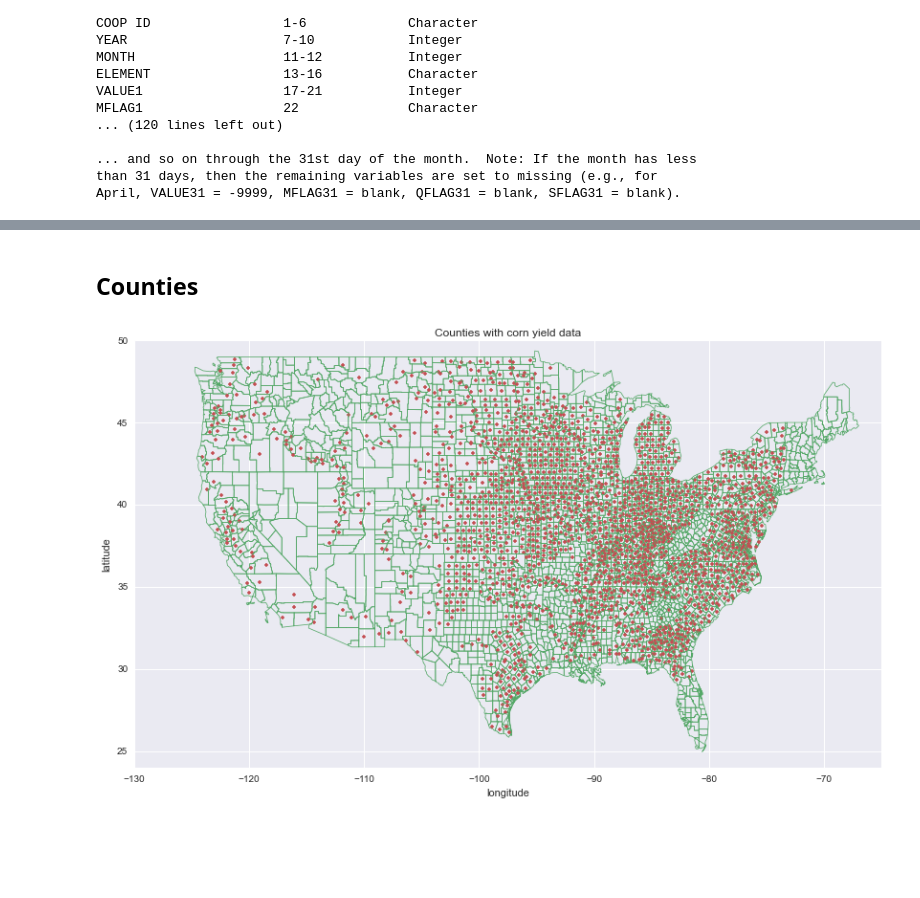
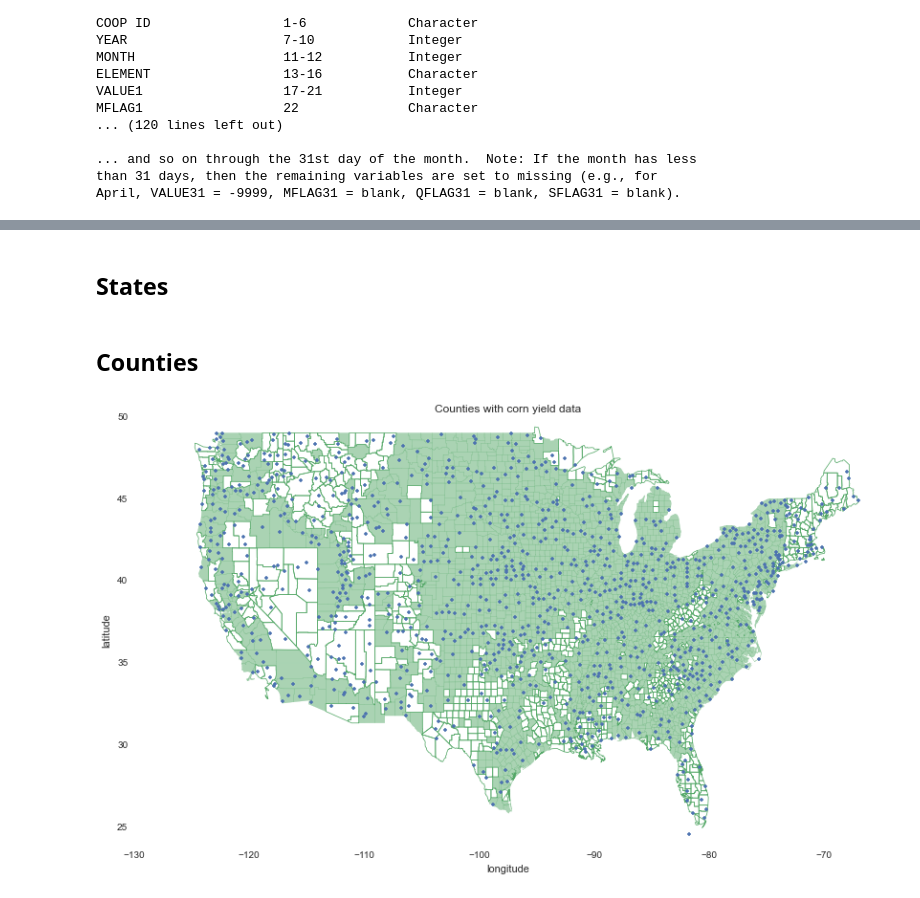
Before and after one commit to jbencook/crop-yield, a Jupyter notebook: fetch_data.ipynb, the cells around one changed output, grey strips where cells are left out. Drawn from its saved outputs; the diff is of its cells as text; code cells hidden in the pictures; blank space fills up the shorter version.

```diff
--- a/fetch_data.ipynb
+++ b/fetch_data.ipynb
@@ -175,14 +180,25 @@ def leapyear(date):
 # days for a station-year pair
 # February 29 is skipped
 
-stations = {}
+stations = []
+weather_rows = {}
 i = 0
 for line in open("data/ushcn/ushcn_stations.txt"):
     year_dict = {}
     for year in xrange(2000, 2015):
         year_dict[year] = i
         i += 1
-    stations[line.split()[0]] = year_dict
+    station_id, lat, lon, elev, state = line.split()[:5]
+    stations.append({
+        "station": station_id,
+        "latitude": float(lat),
+        "longitude": float(lon),
+        "elevation": float(elev),
+        "state_abbreviation": state
+    })
+    weather_rows[line.split()[0]] = year_dict
+
+stations = pd.DataFrame(stations)
 
 prcp = np.zeros((i, 365))
 
@@ -199,7 +215,7 @@ for line in open("data/ushcn/ushcn_daily.txt"):
         for td, val in fetch_ushcn_values(line):
             d = month_begin + td
             if not leapyear(d):
-                i = stations[coop_id][year]
+                i = weather_rows[coop_id][year]
                 j = (d - year_begin).days
                 if year % 4 == 0 and d > dt.datetime(year, 2, 29):
                     j -= 1
@@ -206,0 +232,2 @@ for line in open("data/ushcn/ushcn_daily.txt"):
+# %% [markdown]
+## States
@@ -207,3 +237,6 @@ for line in open("data/ushcn/ushcn_daily.txt"):
+# %%
+states = pd.read_csv("data/states/states.txt", delimiter="|")
+state_abbreviations = dict(zip(states.STATE_NAME.map(lambda x: x.lower()), states.STUSAB))
 # %% [markdown]
 ## Counties
 # %%
@@ -214,36 +247,39 @@ shp = shapefile.Reader("data/counties/UScounties/UScounties")
 # %%
 plt.figure(figsize=(14, 8))
 
 fips_set = set(df.fips.values)
 county_centroids = []
 
 for record, shape in zip(shp.iterRecords(), shp.shapes()):
     county, state, state_fips, county_fips, fips = record
 
     if state.lower() not in ["alaska", "hawaii"]:
         X = np.array(shape.points)
-        # Plot shape
-        plt.plot(X[:,0], X[:,1], c=sns.color_palette()[1], lw=.75)
-
         # Plot centroid
         if fips in fips_set:
             lon, lat = X.mean(axis=0)
-            plt.plot(lon, lat, '.', c=sns.color_palette()[2])
-
+            plt.fill(X[:, 0], X[:, 1], color=sns.color_palette()[1], alpha=.5)
             county_centroids.append({
                 "fips": fips,
                 "centroid_x": lon,
-                "centroid_y": lat
+                "centroid_y": lat,
+                "state_abbrev": state_abbreviations[state.lower()]
             })
+        else:
+            plt.plot(X[:,0], X[:,1], c=sns.color_palette()[1], lw=.75)
+
+
+for s in stations.to_dict(outtype="records"):
+    plt.plot(s["longitude"], s["latitude"], ".", c=sns.color_palette()[0])
 
 plt.xlabel("longitude")
 plt.ylabel("latitude")
 
 plt.xlim([-130, -65])
 plt.ylim([24, 50])
 
 plt.title("Counties with corn yield data")
 
 plt.show()
 # %% [output]
-[figure, old version]
+[figure, new version]
```
Also changed, not shown: parts of 11 cells of this notebook.
